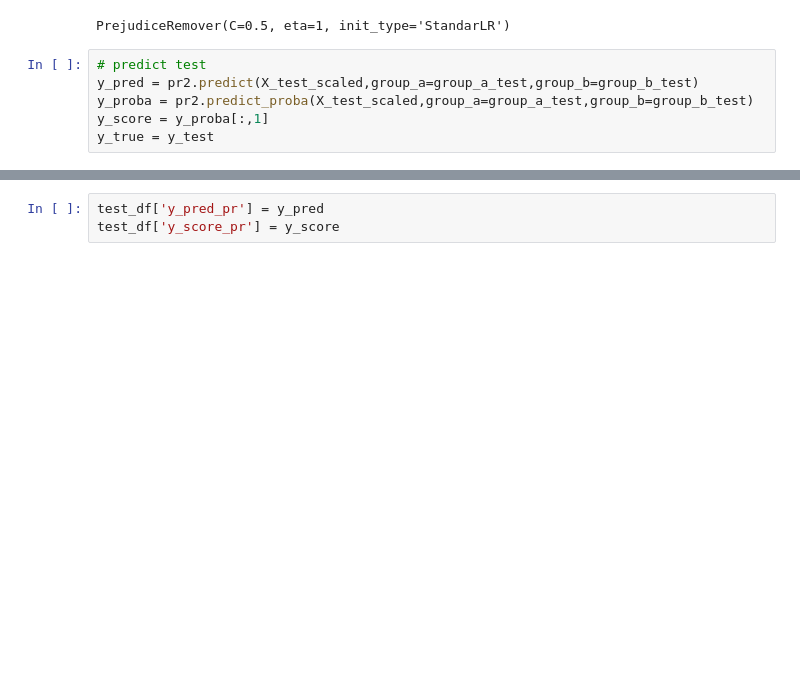
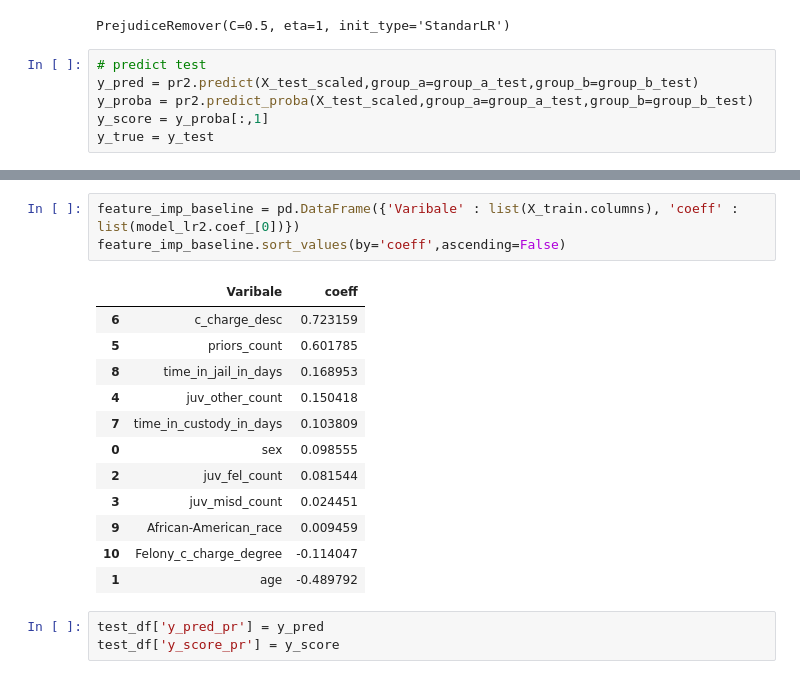
Before and after one commit to RU-Insane/compas-fairness-privacy-tradeoff-analysis, a Jupyter notebook: main/fairness/Fairness_inprocessing.ipynb, the cells around one changed output, grey strips where cells are left out. Saved outputs shown, nothing was run; the diff lists cells and outputs as text; blank space fills up the shorter version.

```diff
--- a/main/fairness/Fairness_inprocessing.ipynb
+++ b/main/fairness/Fairness_inprocessing.ipynb
@@ -197,3 +197,19 @@ classification_bias_metrics(group_a_test, group_b_test, y_pred, y_true, metric_t
+# %%
+feature_imp_baseline = pd.DataFrame({'Varibale' : list(X_train.columns), 'coeff' : list(model_lr2.coef_[0])})
+feature_imp_baseline.sort_values(by='coeff',ascending=False)
+# %% [output]
+|  | Varibale | coeff |
+| 6 | c_charge_desc | 0.723159 |
+| 5 | priors_count | 0.601785 |
+| 8 | time_in_jail_in_days | 0.168953 |
+| 4 | juv_other_count | 0.150418 |
+| 7 | time_in_custody_in_days | 0.103809 |
+| 0 | sex | 0.098555 |
+| 2 | juv_fel_count | 0.081544 |
+| 3 | juv_misd_count | 0.024451 |
+| 9 | African-American_race | 0.009459 |
+| 10 | Felony_c_charge_degree | -0.114047 |
+| 1 | age | -0.489792 |
 # %%
 test_df['y_pred_pr'] = y_pred
 test_df['y_score_pr'] = y_score
```
Also changed, not shown: parts of 6 cells of this notebook, 9 other files.
